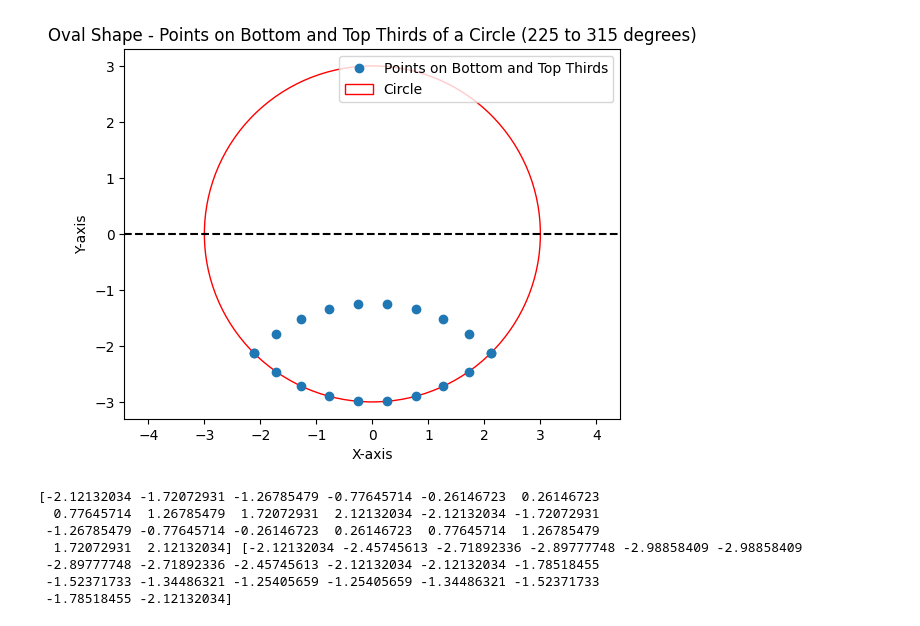
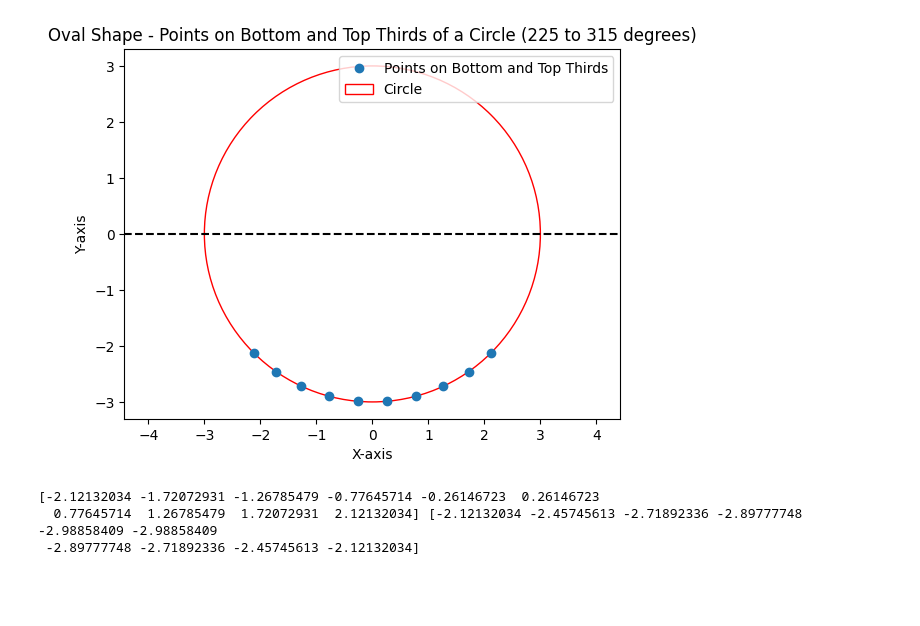
Before and after one commit to aamosu/RRR-Capstone-, a Jupyter notebook: motionPlaning/Trajectory.ipynb, the cells around one changed output. Drawn from its saved outputs; the diff is of its cells as text; code cells hidden in the pictures; blank space fills up the shorter version.

```diff
--- a/motionPlaning/Trajectory.ipynb
+++ b/motionPlaning/Trajectory.ipynb
@@ -10,41 +10,38 @@ def points_on_bottom_and_top_third_of_circle(radius, num_points):
     y_bottom = radius * np.sin(theta)
 
     # Mirror the bottom points to create the top points
     x_top = x_bottom
     y_top = -y_bottom + (y_bottom[0]*2)
 
     # Combine bottom and top points
     x_combined = np.concatenate([x_bottom, x_top])
     y_combined = np.concatenate([y_bottom, y_top])
 
     return x_combined, y_combined
 
 # Example usage
 radius = 3 #in
 num_points = 10
 x_points, y_points = points_on_bottom_and_top_third_of_circle(radius, num_points)
+x_points, y_points = x_points[0:10], y_points[0:10]
 
 # Plotting the points and the circle
 plt.plot(x_points, y_points, 'o', label='Points on Bottom and Top Thirds')
 circle = plt.Circle((0, 0), radius, color='r', fill=False, label='Circle')
 plt.gca().add_patch(circle)
 plt.axhline(0, color='k', linestyle='--')
 plt.axis('equal')
 plt.xlabel('X-axis')
 plt.ylabel('Y-axis')
 plt.title('Oval Shape - Points on Bottom and Top Thirds of a Circle (225 to 315 degrees)')
 plt.legend()
 plt.show()
 print(x_points, y_points)
 # %% [output]
-[figure, old version]
+[figure, new version]
 [-2.12132034 -1.72072931 -1.26785479 -0.77645714 -0.26146723  0.26146723
-  0.77645714  1.26785479  1.72072931  2.12132034 -2.12132034 -1.72072931
- -1.26785479 -0.77645714 -0.26146723  0.26146723  0.77645714  1.26785479
-  1.72072931  2.12132034] [-2.12132034 -2.45745613 -2.71892336 -2.89777748 -2.98858409 -2.98858409
- -2.89777748 -2.71892336 -2.45745613 -2.12132034 -2.12132034 -1.78518455
- -1.52371733 -1.34486321 -1.25405659 -1.25405659 -1.34486321 -1.52371733
- -1.78518455 -2.12132034]
+  0.77645714  1.26785479  1.72072931  2.12132034] [-2.12132034 -2.45745613 -2.71892336 -2.89777748 -2.98858409 -2.98858409
+ -2.89777748 -2.71892336 -2.45745613 -2.12132034]
 # %%
 #Research Paper 1
 
```
Also changed, not shown: parts of 3 cells of this notebook.
